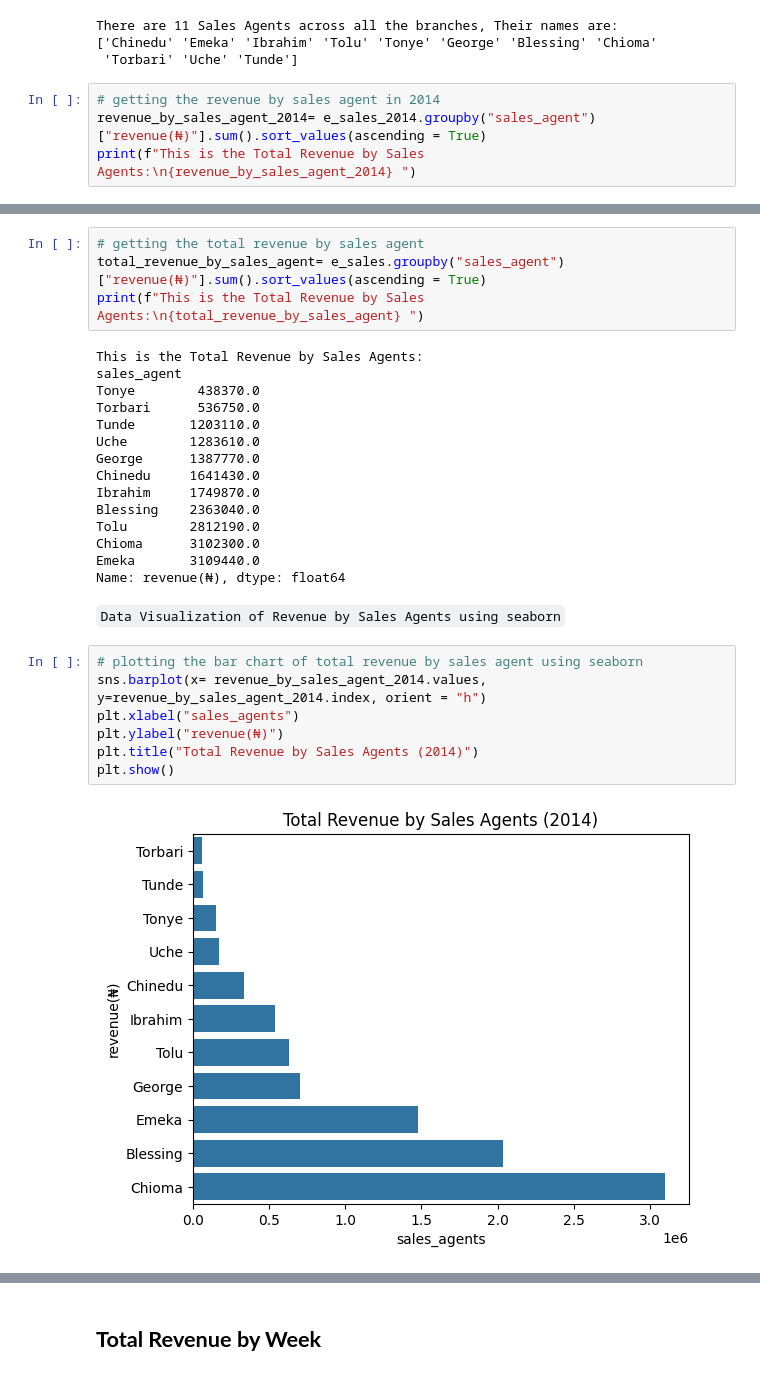
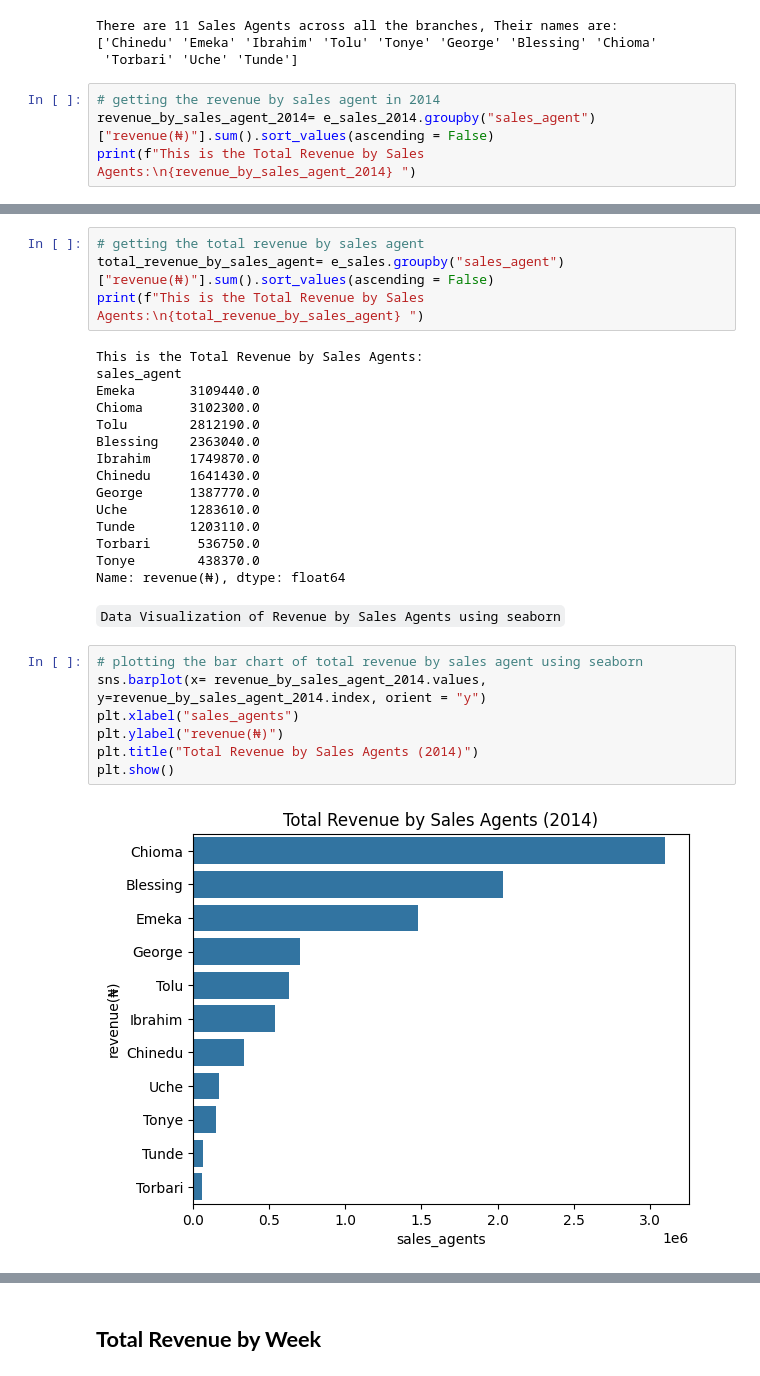
Before and after one commit to DuoDduo/AI-fellowship-module-2, a Jupyter notebook: Tasks/Task14/sales_data_task.ipynb, the cells around one changed output, grey strips where cells are left out. Cells and saved outputs as stored; diff of their text form.

```diff
--- a/Tasks/Task14/sales_data_task.ipynb
+++ b/Tasks/Task14/sales_data_task.ipynb
@@ -613,7 +623,7 @@ There are 11 Sales Agents across all the branches, Their names are:
  'Torbari' 'Uche' 'Tunde']
 # %%
 # getting the revenue by sales agent in 2014
-revenue_by_sales_agent_2014= e_sales_2014.groupby("sales_agent")["revenue(₦)"].sum().sort_values(ascending = True)
+revenue_by_sales_agent_2014= e_sales_2014.groupby("sales_agent")["revenue(₦)"].sum().sort_values(ascending = False)
 print(f"This is the Total Revenue by Sales Agents:\n{revenue_by_sales_agent_2014} ")
 # %% [output]
 This is the Total Revenue by Sales Agents:
@@ -650,34 +660,34 @@ Tolu        2183450.0
 Name: revenue(₦), dtype: float64
 # %%
 # getting the total revenue by sales agent
-total_revenue_by_sales_agent= e_sales.groupby("sales_agent")["revenue(₦)"].sum().sort_values(ascending = True)
+total_revenue_by_sales_agent= e_sales.groupby("sales_agent")["revenue(₦)"].sum().sort_values(ascending = False)
 print(f"This is the Total Revenue by Sales Agents:\n{total_revenue_by_sales_agent} ")
 # %% [output]
 This is the Total Revenue by Sales Agents:
 sales_agent
+Emeka       3109440.0
+Chioma      3102300.0
+Tolu        2812190.0
+Blessing    2363040.0
+Ibrahim     1749870.0
+Chinedu     1641430.0
+George      1387770.0
+Uche        1283610.0
+Tunde       1203110.0
+Torbari      536750.0
 Tonye        438370.0
-Torbari      536750.0
-Tunde       1203110.0
-Uche        1283610.0
-George      1387770.0
-Chinedu     1641430.0
-Ibrahim     1749870.0
-Blessing    2363040.0
-Tolu        2812190.0
-Chioma      3102300.0
-Emeka       3109440.0
 Name: revenue(₦), dtype: float64
 # %% [markdown]
 `Data Visualization of Revenue by Sales Agents using seaborn`
 # %%
 # plotting the bar chart of total revenue by sales agent using seaborn
-sns.barplot(x= revenue_by_sales_agent_2014.values, y=revenue_by_sales_agent_2014.index, orient = "h")
+sns.barplot(x= revenue_by_sales_agent_2014.values, y=revenue_by_sales_agent_2014.index, orient = "y")
 plt.xlabel("sales_agents")
 plt.ylabel("revenue(₦)")
 plt.title("Total Revenue by Sales Agents (2014)")
 plt.show()
 # %% [output]
-[figure, old version]
+[figure, new version]
 # %%
 # plotting the bar chart of total revenue by sales agent using seaborn
 sns.barplot(x= revenue_by_sales_agent_2015.values, y=revenue_by_sales_agent_2015.index, orient = "h")
```
Also changed, not shown: parts of 12 cells of this notebook, 2 other files.
